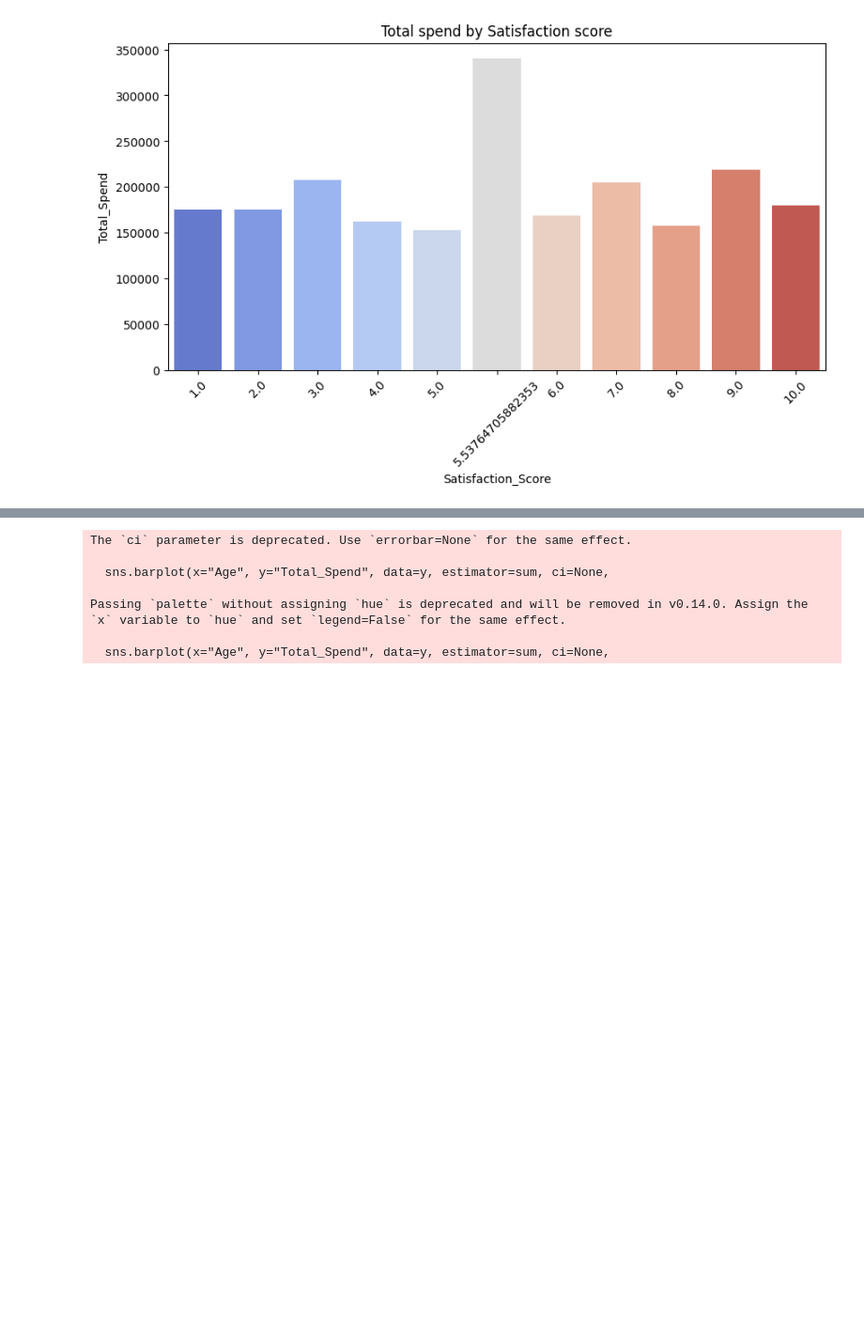
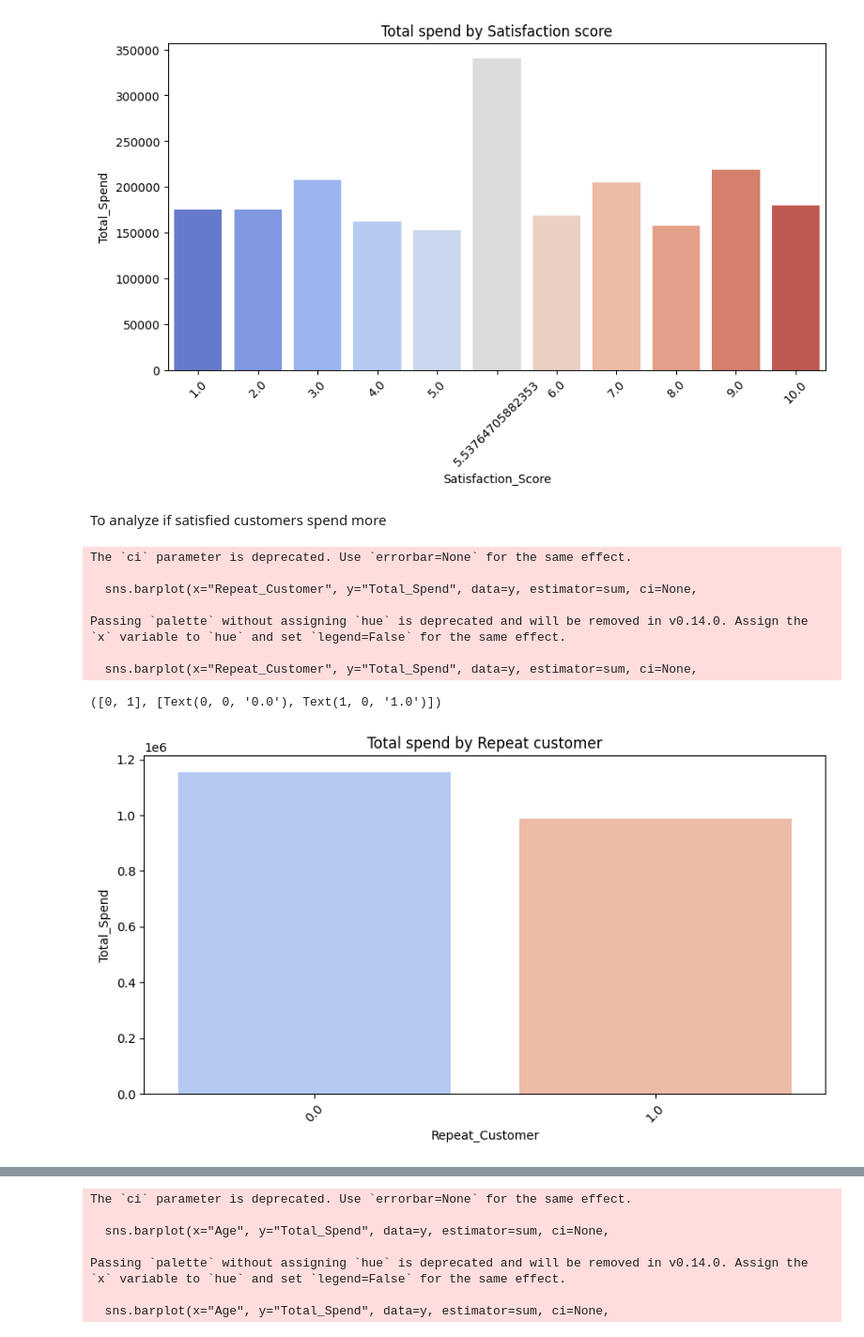
Before and after one commit to SafehEmmanuela/Final-Project, a Jupyter notebook: Final Project.ipynb, the cells around one changed output, grey strips where cells are left out. Shown: that part at 94% size. Saved outputs shown, nothing was run; the diff lists cells and outputs as text; code cells hidden in the pictures; blank space fills up the shorter version.

```diff
--- a/Final Project.ipynb
+++ b/Final Project.ipynb
@@ -277,3 +267,23 @@ Passing `palette` without assigning `hue` is deprecated and will be removed in v
   Text(9, 0, '9.0'),
   Text(10, 0, '10.0')])
 [figure]
+# %% [markdown]
+To analyze if satisfied customers spend more
+# %%
+plt.figure(figsize=(10,5))
+sns.barplot(x="Repeat_Customer", y="Total_Spend", data=y, estimator=sum, ci=None,
+palette="coolwarm")
+plt.title("Total spend by Repeat customer")
+plt.xlabel("Repeat_Customer")
+plt.ylabel("Total_Spend")
+plt.xticks(rotation=45)
+# %% [output]
+The `ci` parameter is deprecated. Use `errorbar=None` for the same effect.
+
+  sns.barplot(x="Repeat_Customer", y="Total_Spend", data=y, estimator=sum, ci=None,
+
+Passing `palette` without assigning `hue` is deprecated and will be removed in v0.14.0. Assign the `x` variable to `hue` and set `legend=False` for the same effect.
+
+  sns.barplot(x="Repeat_Customer", y="Total_Spend", data=y, estimator=sum, ci=None,
+([0, 1], [Text(0, 0, '0.0'), Text(1, 0, '1.0')])
+[figure, added]
```
Also changed, not shown: parts of 12 cells of this notebook, 2 other files.
